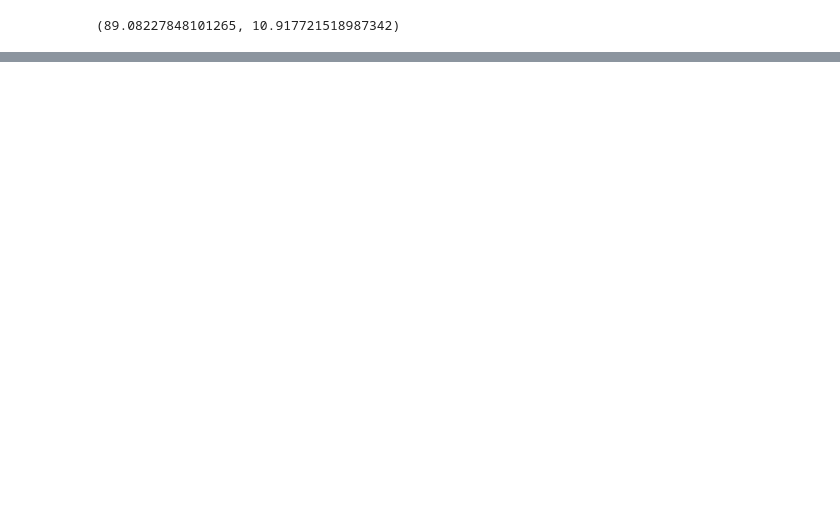
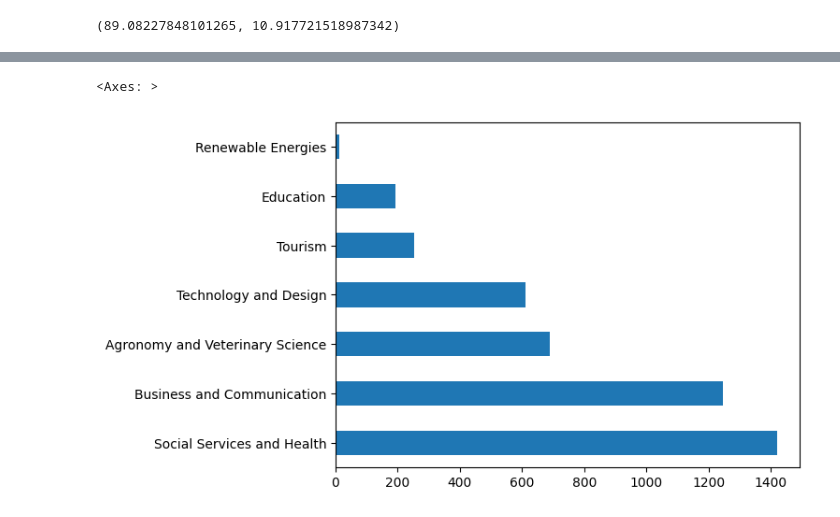
Before and after one commit to fowardelcac/Abandono-Escolar, a Jupyter notebook: Notebooks/1.ipynb, the cells around one changed output, grey strips where cells are left out. Saved outputs shown, nothing was run; the diff lists cells and outputs as text; code cells hidden in the pictures; blank space fills up the shorter version.

```diff
--- a/Notebooks/1.ipynb
+++ b/Notebooks/1.ipynb
@@ -359,0 +416,16 @@ dt, de
+# %%
+categories = {
+    'Technology and Design': [2, 5, 7],
+    'Agronomy and Veterinary Science': [4, 6, 8],
+    'Social Services and Health': [3, 10, 12, 13],
+    'Business and Communication': [5, 9, 17, 14, 15],
+    'Tourism': [11],
+    'Education': [16],
+    'Renewable Energies': [1]
+}
+# Agregar una nueva columna 'Sector' al DataFrame
+dataf['Sector'] = dataf['Course'].apply(lambda x: next((sector for sector, carreras in categories.items() if x in carreras), None))
+dataf.Sector.value_counts().plot(kind = 'barh')
+# %% [output]
+<Axes: >
+[figure, added]
```
Also changed, not shown: parts of 26 cells of this notebook.
